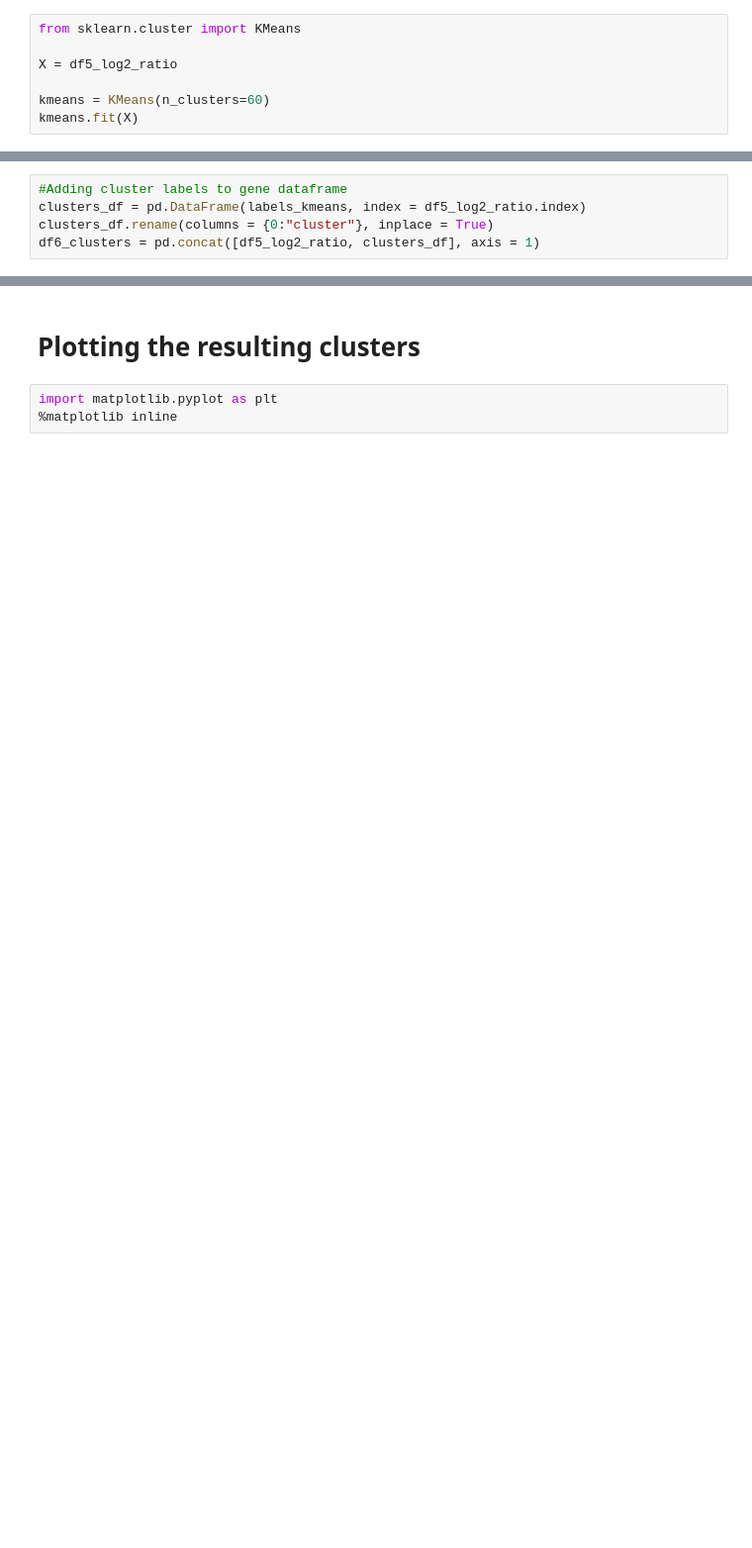
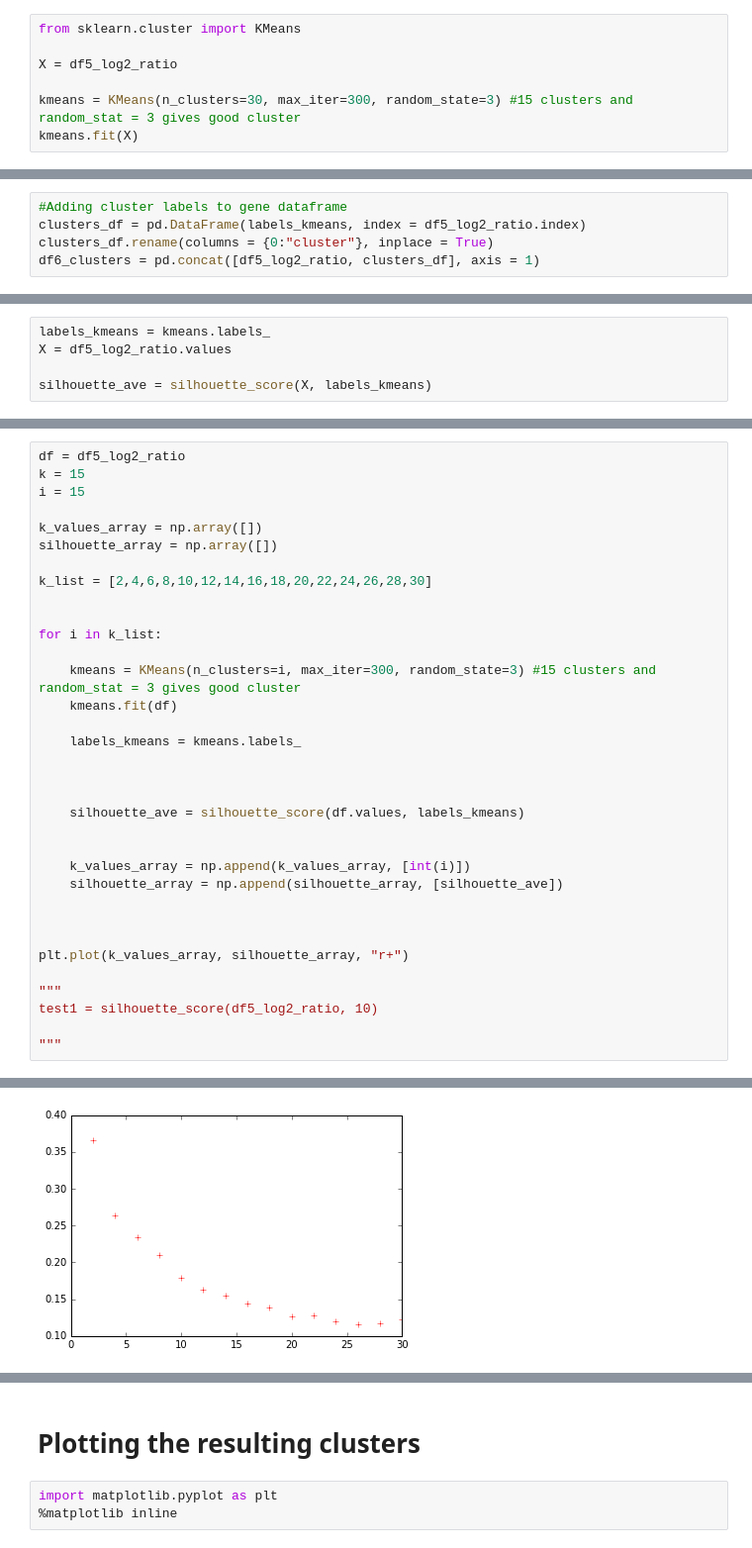
Before and after one commit to JiayuanGuo/Cu_transition_time_course-, a Jupyter notebook: Clustering_all_transcripts_via_K_means.ipynb, the cells around one changed output, grey strips where cells are left out. Shown at 99% size. Drawn from its saved outputs; the diff is of its cells as text; blank space fills up the shorter version.

Commit message:
adding silhouette analysis

```diff
--- a/Clustering_all_transcripts_via_K_means.ipynb
+++ b/Clustering_all_transcripts_via_K_means.ipynb
@@ -133,6 +136,6 @@ from sklearn.cluster import KMeans
 
 X = df5_log2_ratio
 
-kmeans = KMeans(n_clusters=60)
+kmeans = KMeans(n_clusters=30, max_iter=300, random_state=3) #15 clusters and random_stat = 3 gives good cluster
 kmeans.fit(X)
 # %% [output]
@@ -158,0 +164,5 @@ df6_clusters = pd.concat([df5_log2_ratio, clusters_df], axis = 1)
+# %%
+labels_kmeans = kmeans.labels_
+X = df5_log2_ratio.values
+
+silhouette_ave = silhouette_score(X, labels_kmeans)
@@ -158,0 +217,35 @@ df6_clusters = pd.concat([df5_log2_ratio, clusters_df], axis = 1)
+# %%
+df = df5_log2_ratio
+k = 15
+i = 15
+
+k_values_array = np.array([])
+silhouette_array = np.array([])
+
+k_list = [2,4,6,8,10,12,14,16,18,20,22,24,26,28,30]
+
+
+for i in k_list:
+
+    kmeans = KMeans(n_clusters=i, max_iter=300, random_state=3) #15 clusters and random_stat = 3 gives good cluster
+    kmeans.fit(df)
+
+    labels_kmeans = kmeans.labels_
+
+
+
+    silhouette_ave = silhouette_score(df.values, labels_kmeans)
+
+
+    k_values_array = np.append(k_values_array, [int(i)])
+    silhouette_array = np.append(silhouette_array, [silhouette_ave])
+
+
+
+plt.plot(k_values_array, silhouette_array, "r+")
+
+"""
+test1 = silhouette_score(df5_log2_ratio, 10)
+
+"""
+# %% [output]
@@ -158,0 +253 @@ df6_clusters = pd.concat([df5_log2_ratio, clusters_df], axis = 1)
+[figure, added]
```
Also changed, not shown: parts of 53 cells of this notebook.
